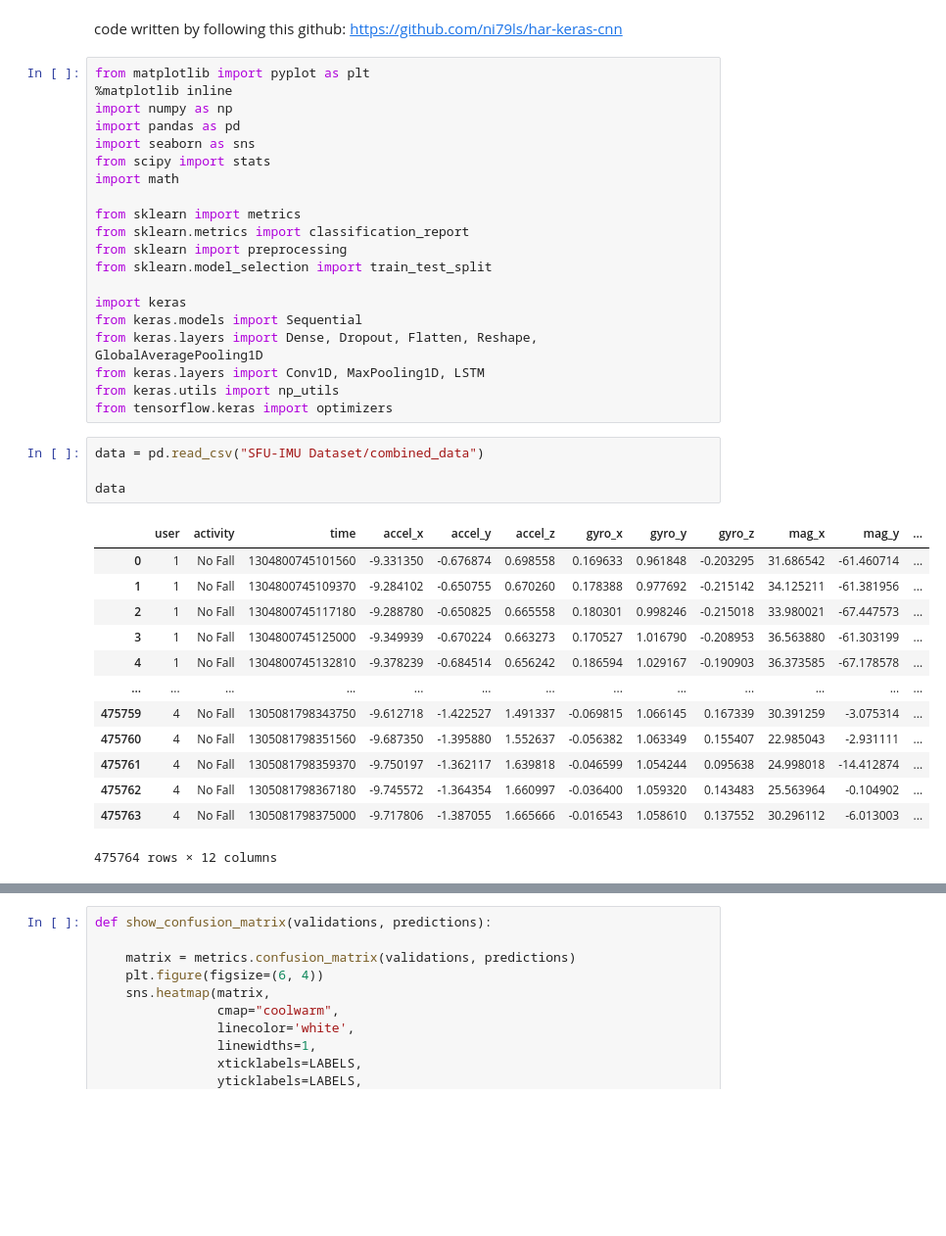
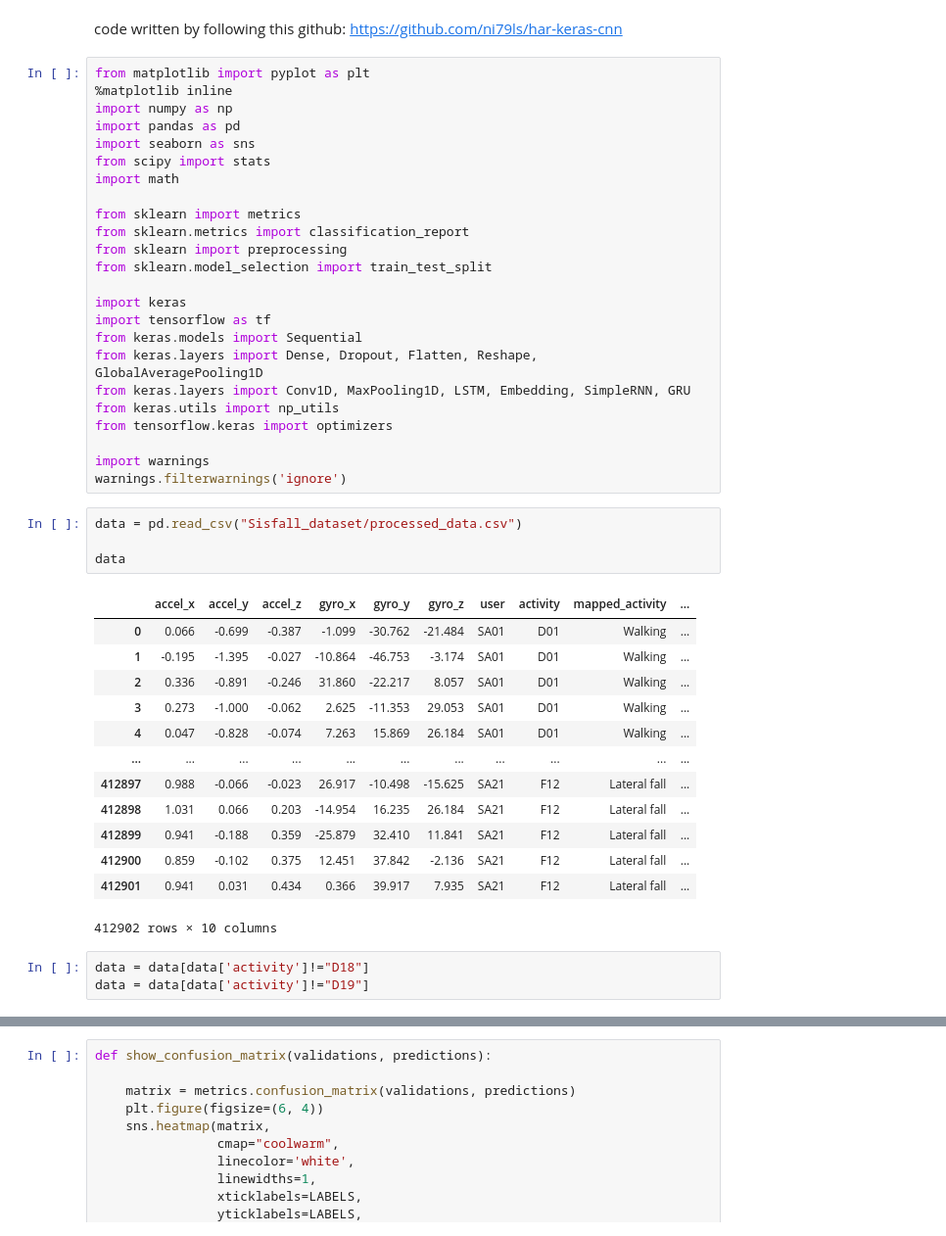
Before and after one commit to project-beyond-vision/software, a Jupyter notebook: ML/ML model.ipynb, the cells around one changed output, grey strips where cells are left out. Shown at 98% size. Cells and saved outputs as stored; diff of their text form; blank space fills up the shorter version.

Commit message:
Add cnn lstm lsnet on sisfall dataset

```diff
--- a/ML/ML model.ipynb
+++ b/ML/ML model.ipynb
@@ -17,27 +17,34 @@ from sklearn import preprocessing
 from sklearn.model_selection import train_test_split
 
 import keras
+import tensorflow as tf
 from keras.models import Sequential
 from keras.layers import Dense, Dropout, Flatten, Reshape, GlobalAveragePooling1D
-from keras.layers import Conv1D, MaxPooling1D, LSTM
+from keras.layers import Conv1D, MaxPooling1D, LSTM, Embedding, SimpleRNN, GRU
 from keras.utils import np_utils
 from tensorflow.keras import optimizers
+
+import warnings
+warnings.filterwarnings('ignore')
 # %%
-data = pd.read_csv("SFU-IMU Dataset/combined_data")
+data = pd.read_csv("Sisfall_dataset/processed_data.csv")
 
 data
 # %% [output]
-|  | user | activity | time | accel_x | accel_y | accel_z | gyro_x | gyro_y | gyro_z | mag_x | mag_y | ... |
-| 0 | 1 | No Fall | 1304800745101560 | -9.331350 | -0.676874 | 0.698558 | 0.169633 | 0.961848 | -0.203295 | 31.686542 | -61.460714 | ... |
-| 1 | 1 | No Fall | 1304800745109370 | -9.284102 | -0.650755 | 0.670260 | 0.178388 | 0.977692 | -0.215142 | 34.125211 | -61.381956 | ... |
-| 2 | 1 | No Fall | 1304800745117180 | -9.288780 | -0.650825 | 0.665558 | 0.180301 | 0.998246 | -0.215018 | 33.980021 | -67.447573 | ... |
-| 3 | 1 | No Fall | 1304800745125000 | -9.349939 | -0.670224 | 0.663273 | 0.170527 | 1.016790 | -0.208953 | 36.563880 | -61.303199 | ... |
-| 4 | 1 | No Fall | 1304800745132810 | -9.378239 | -0.684514 | 0.656242 | 0.186594 | 1.029167 | -0.190903 | 36.373585 | -67.178578 | ... |
-| ... | ... | ... | ... | ... | ... | ... | ... | ... | ... | ... | ... | ... |
-| 475759 | 4 | No Fall | 1305081798343750 | -9.612718 | -1.422527 | 1.491337 | -0.069815 | 1.066145 | 0.167339 | 30.391259 | -3.075314 | ... |
-| 475760 | 4 | No Fall | 1305081798351560 | -9.687350 | -1.395880 | 1.552637 | -0.056382 | 1.063349 | 0.155407 | 22.985043 | -2.931111 | ... |
-| 475761 | 4 | No Fall | 1305081798359370 | -9.750197 | -1.362117 | 1.639818 | -0.046599 | 1.054244 | 0.095638 | 24.998018 | -14.412874 | ... |
-| 475762 | 4 | No Fall | 1305081798367180 | -9.745572 | -1.364354 | 1.660997 | -0.036400 | 1.059320 | 0.143483 | 25.563964 | -0.104902 | ... |
-| 475763 | 4 | No Fall | 1305081798375000 | -9.717806 | -1.387055 | 1.665666 | -0.016543 | 1.058610 | 0.137552 | 30.296112 | -6.013003 | ... |
+|  | accel_x | accel_y | accel_z | gyro_x | gyro_y | gyro_z | user | activity | mapped_activity | ... |
+| 0 | 0.066 | -0.699 | -0.387 | -1.099 | -30.762 | -21.484 | SA01 | D01 | Walking | ... |
+| 1 | -0.195 | -1.395 | -0.027 | -10.864 | -46.753 | -3.174 | SA01 | D01 | Walking | ... |
+| 2 | 0.336 | -0.891 | -0.246 | 31.860 | -22.217 | 8.057 | SA01 | D01 | Walking | ... |
+| 3 | 0.273 | -1.000 | -0.062 | 2.625 | -11.353 | 29.053 | SA01 | D01 | Walking | ... |
+| 4 | 0.047 | -0.828 | -0.074 | 7.263 | 15.869 | 26.184 | SA01 | D01 | Walking | ... |
+| ... | ... | ... | ... | ... | ... | ... | ... | ... | ... | ... |
+| 412897 | 0.988 | -0.066 | -0.023 | 26.917 | -10.498 | -15.625 | SA21 | F12 | Lateral fall | ... |
+| 412898 | 1.031 | 0.066 | 0.203 | -14.954 | 16.235 | 26.184 | SA21 | F12 | Lateral fall | ... |
+| 412899 | 0.941 | -0.188 | 0.359 | -25.879 | 32.410 | 11.841 | SA21 | F12 | Lateral fall | ... |
+| 412900 | 0.859 | -0.102 | 0.375 | 12.451 | 37.842 | -2.136 | SA21 | F12 | Lateral fall | ... |
+| 412901 | 0.941 | 0.031 | 0.434 | 0.366 | 39.917 | 7.935 | SA21 | F12 | Lateral fall | ... |
-475764 rows × 12 columns
+412902 rows × 10 columns
+# %%
+data = data[data['activity']!="D18"]
+data = data[data['activity']!="D19"]
 # %%
```
Also changed, not shown: parts of 47 cells of this notebook, 5 other files.
